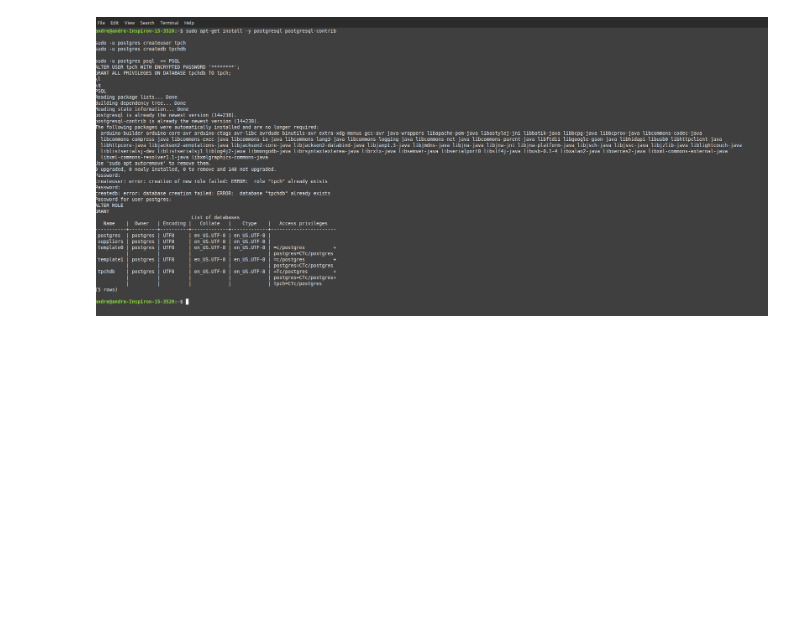
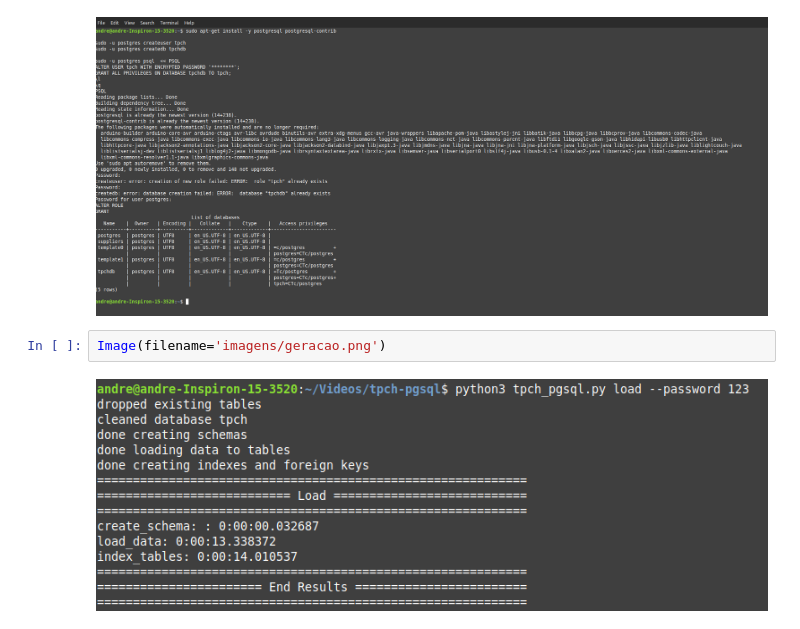
Before and after one commit to capi2/Trab3-BD2024.2, a Jupyter notebook: TP3-BD1-2024-2.ipynb, the cells around one changed output. Saved outputs shown, nothing was run; the diff lists cells and outputs as text; blank space fills up the shorter version.

```diff
--- a/TP3-BD1-2024-2.ipynb
+++ b/TP3-BD1-2024-2.ipynb
@@ -23,3 +23,7 @@ Image(filename = 'imagens/scripts geracao 1.png')
 Image(filename = 'imagens/scripts geracao 2.png')
 # %% [output]
 [figure]
+# %%
+Image(filename='imagens/geracao.png')
+# %% [output]
+[figure, added]
```
Also changed, not shown: parts of 15 cells of this notebook, 7 other files.
